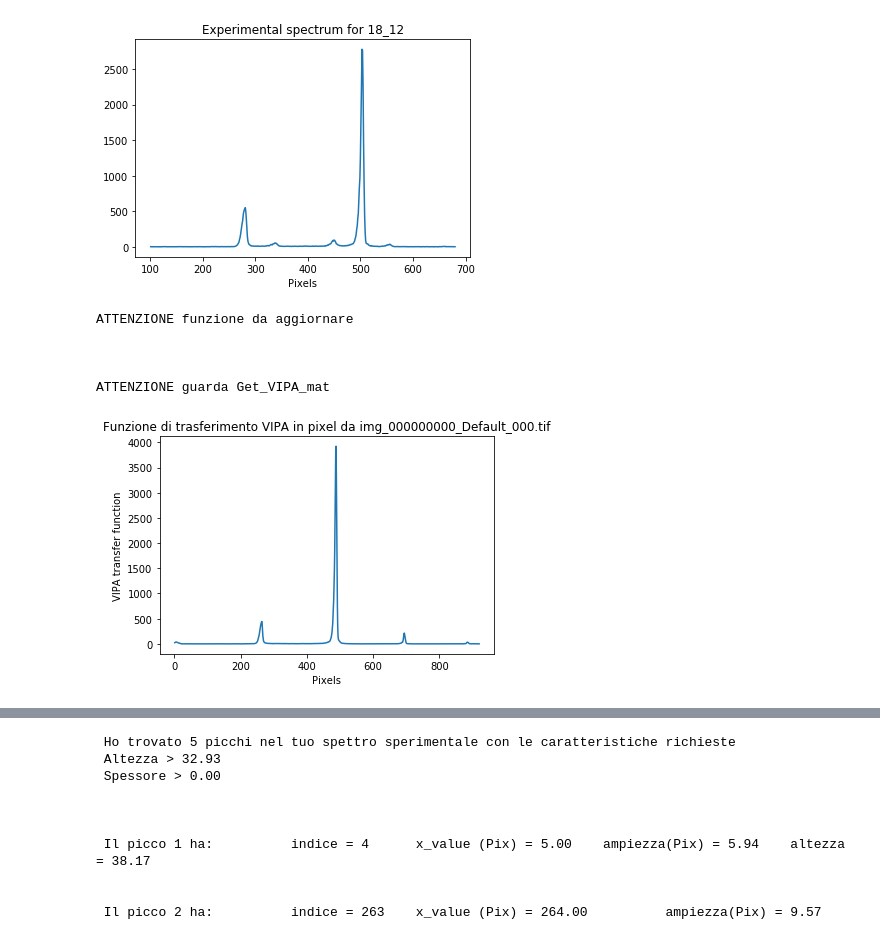
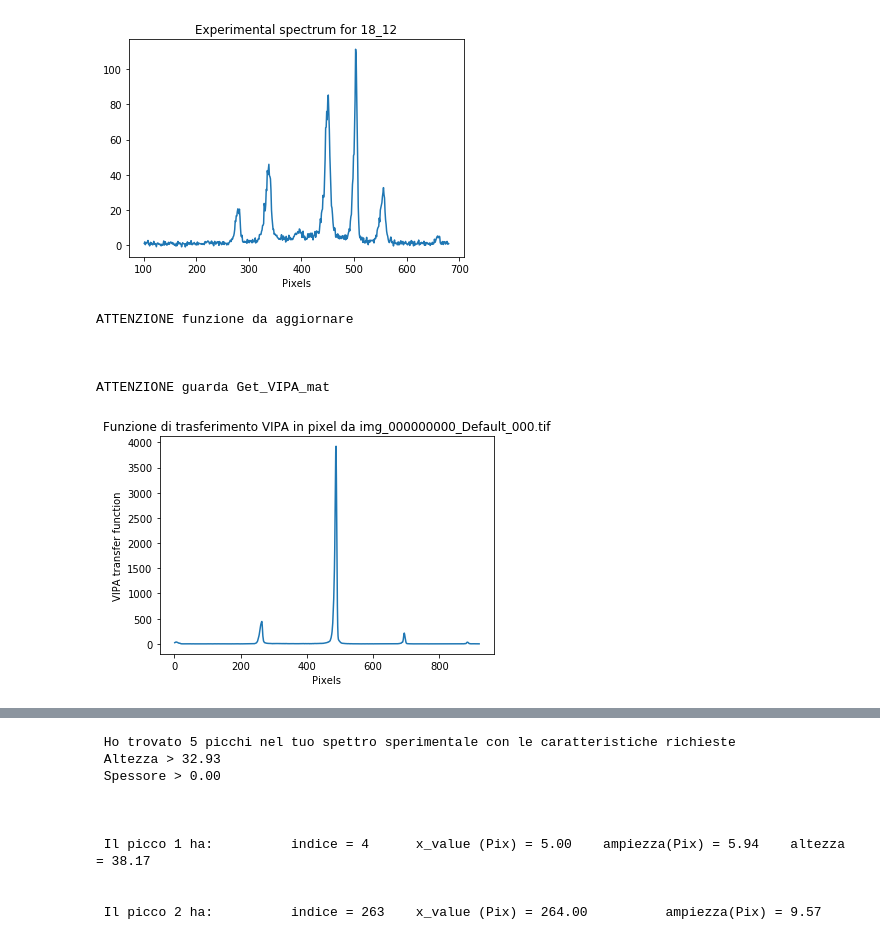
Before and after one commit to flautodipan/Python_Libraries, a Jupyter notebook: Experimentum_III.ipynb, the cells around one changed output, grey strips where cells are left out. Saved outputs shown, nothing was run; the diff lists cells and outputs as text; code cells hidden in the pictures.

```diff
--- a/Experimentum_III.ipynb
+++ b/Experimentum_III.ipynb
@@ -15,16 +15,16 @@ import  time
 # %%
 #1 ) Acquisizione Spettro e VIPA
 
 y   =   loadmat('../Claudia/DaticellBoniPuntiDoppi/20191218_K27M')
-y   =   y['y'][31][81]
+y   =   y['y'][7][53]
 
 y   =   y[:,0]
 
 Data     =   Exp.Spectrum('18_12')
 Data.Get_Spectrum(y = y, offset = 183., cut = True, cut_range = (100, 680), fig = 'Spectrum_Pix', save_path = '')
 Data.Get_VIPA_tif(tif_filename = 'img_000000000_Default_000.tif', path ='../Claudia/DaticellBoniPuntiDoppi/picchi_elastici_con_filtro_100msexp/Pos0/', fig = 'VIPA_Pix', save_path = '')
 # %% [output]
-[figure, old version]
+[figure, new version]
 ATTENZIONE funzione da aggiornare
 
 
```
Also changed, not shown: parts of 14 cells of this notebook, 3 other files.
